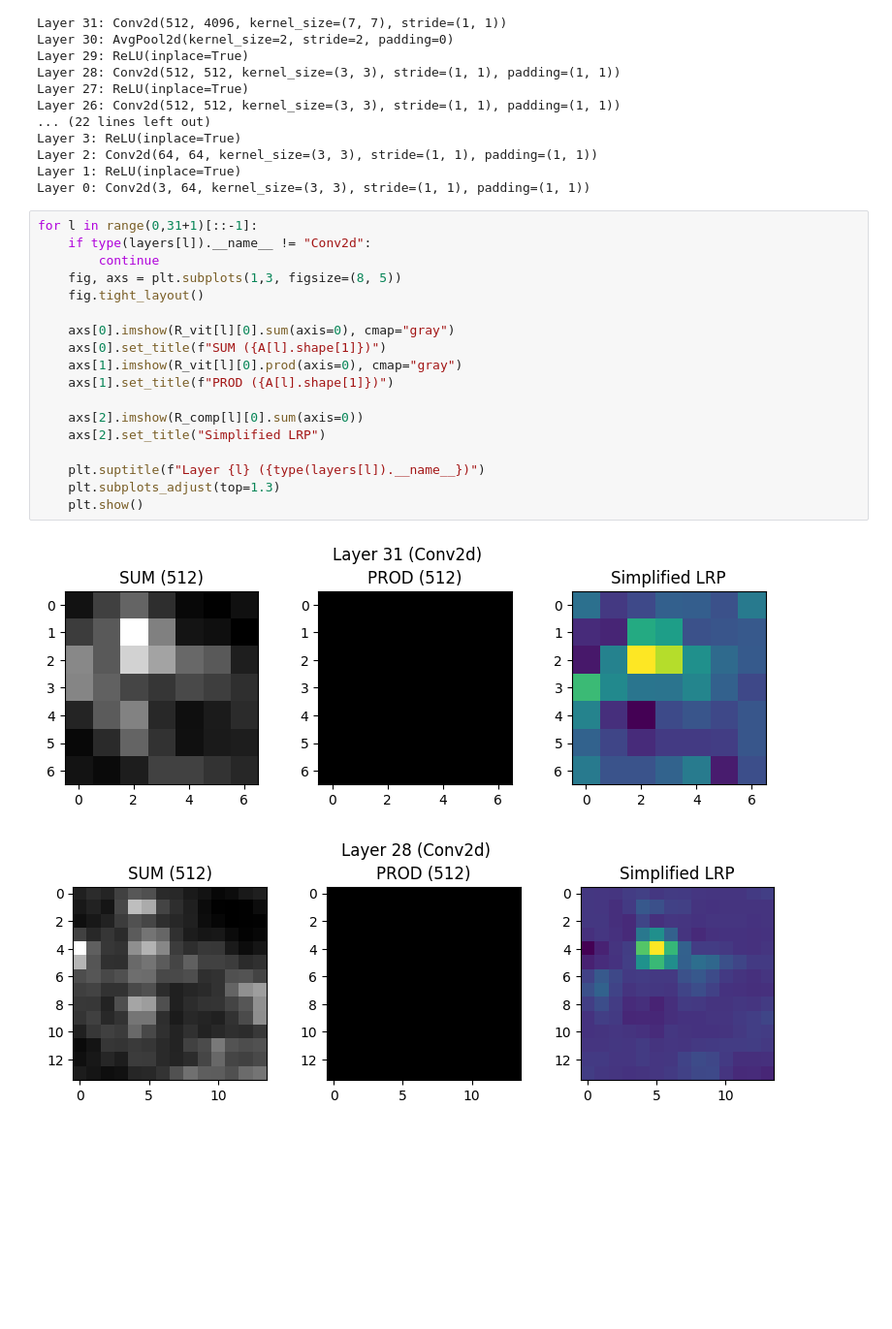
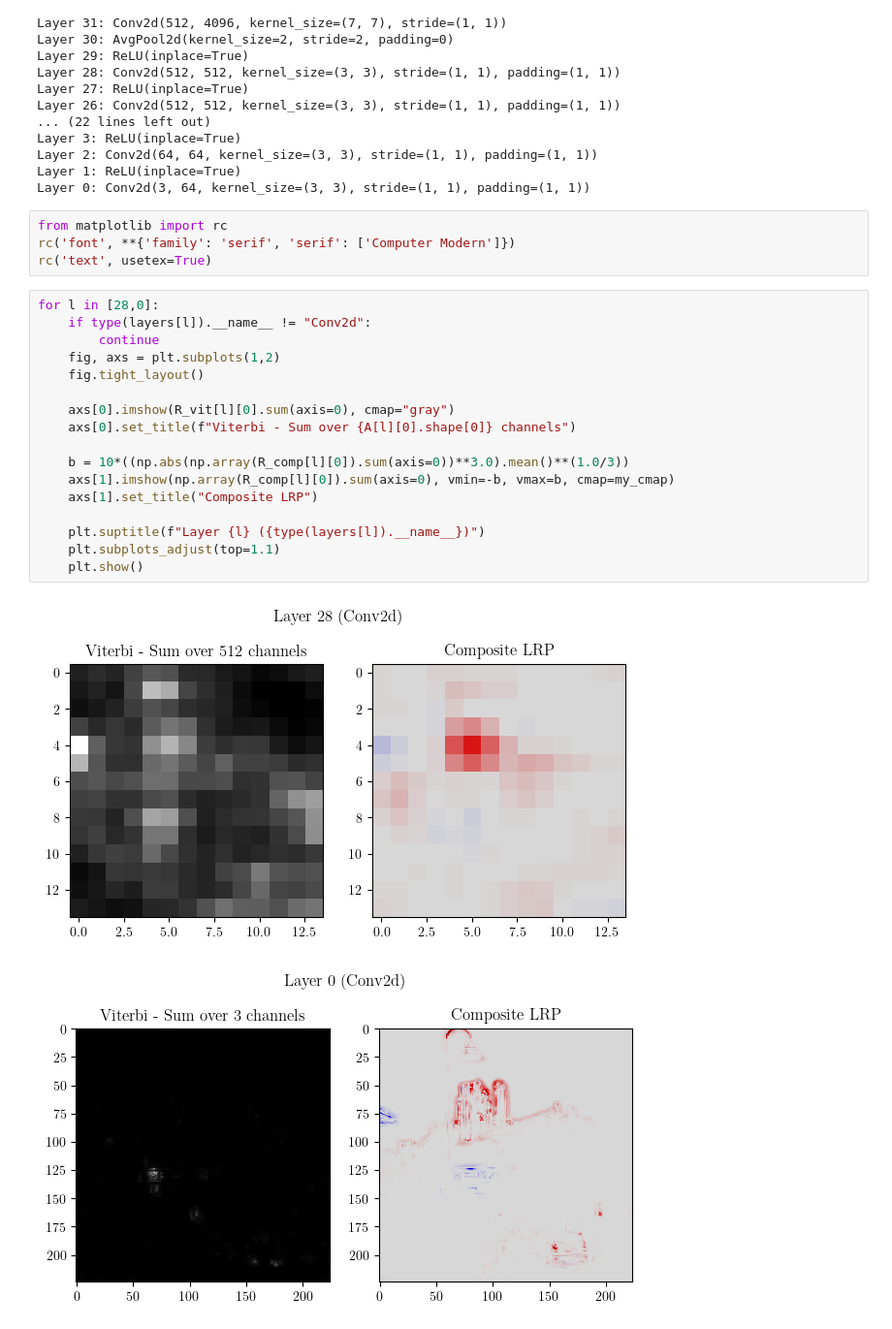
Before and after one commit to Red-Rapious/Semiring-LRP, a Jupyter notebook: code/vgg-abstract-semiring-newrule.ipynb, the cells around one changed output. Shown at 97% size. Saved outputs shown, nothing was run; the diff lists cells and outputs as text; blank space fills up the shorter version.

Commit message:
Modified attack graphs

```diff
--- a/code/vgg-abstract-semiring-newrule.ipynb
+++ b/code/vgg-abstract-semiring-newrule.ipynb
@@ -557,24 +557,27 @@ Layer 3: ReLU(inplace=True)
 Layer 2: Conv2d(64, 64, kernel_size=(3, 3), stride=(1, 1), padding=(1, 1))
 Layer 1: ReLU(inplace=True)
 Layer 0: Conv2d(3, 64, kernel_size=(3, 3), stride=(1, 1), padding=(1, 1))
+# %%
+from matplotlib import rc
+rc('font', **{'family': 'serif', 'serif': ['Computer Modern']})
+rc('text', usetex=True)
 # %%
-for l in range(0,31+1)[::-1]:
+for l in [28,0]:
     if type(layers[l]).__name__ != "Conv2d":
         continue
-    fig, axs = plt.subplots(1,3, figsize=(8, 5))
+    fig, axs = plt.subplots(1,2)
     fig.tight_layout()
 
     axs[0].imshow(R_vit[l][0].sum(axis=0), cmap="gray")
-    axs[0].set_title(f"SUM ({A[l].shape[1]})")
-    axs[1].imshow(R_vit[l][0].prod(axis=0), cmap="gray")
-    axs[1].set_title(f"PROD ({A[l].shape[1]})")
+    axs[0].set_title(f"Viterbi - Sum over {A[l][0].shape[0]} channels")
 
-    axs[2].imshow(R_comp[l][0].sum(axis=0))
-    axs[2].set_title("Simplified LRP")
+    b = 10*((np.abs(np.array(R_comp[l][0]).sum(axis=0))**3.0).mean()**(1.0/3))
+    axs[1].imshow(np.array(R_comp[l][0]).sum(axis=0), vmin=-b, vmax=b, cmap=my_cmap)
+    axs[1].set_title("Composite LRP")
 
     plt.suptitle(f"Layer {l} ({type(layers[l]).__name__})")
-    plt.subplots_adjust(top=1.3)
+    plt.subplots_adjust(top=1.1)
     plt.show()
 # %% [output]
-[figure, old version]
+[figure, new version]
-[figure, old version]
+[figure, new version]
```
Also changed, not shown: parts of 1 cell of this notebook, 7 other files.
